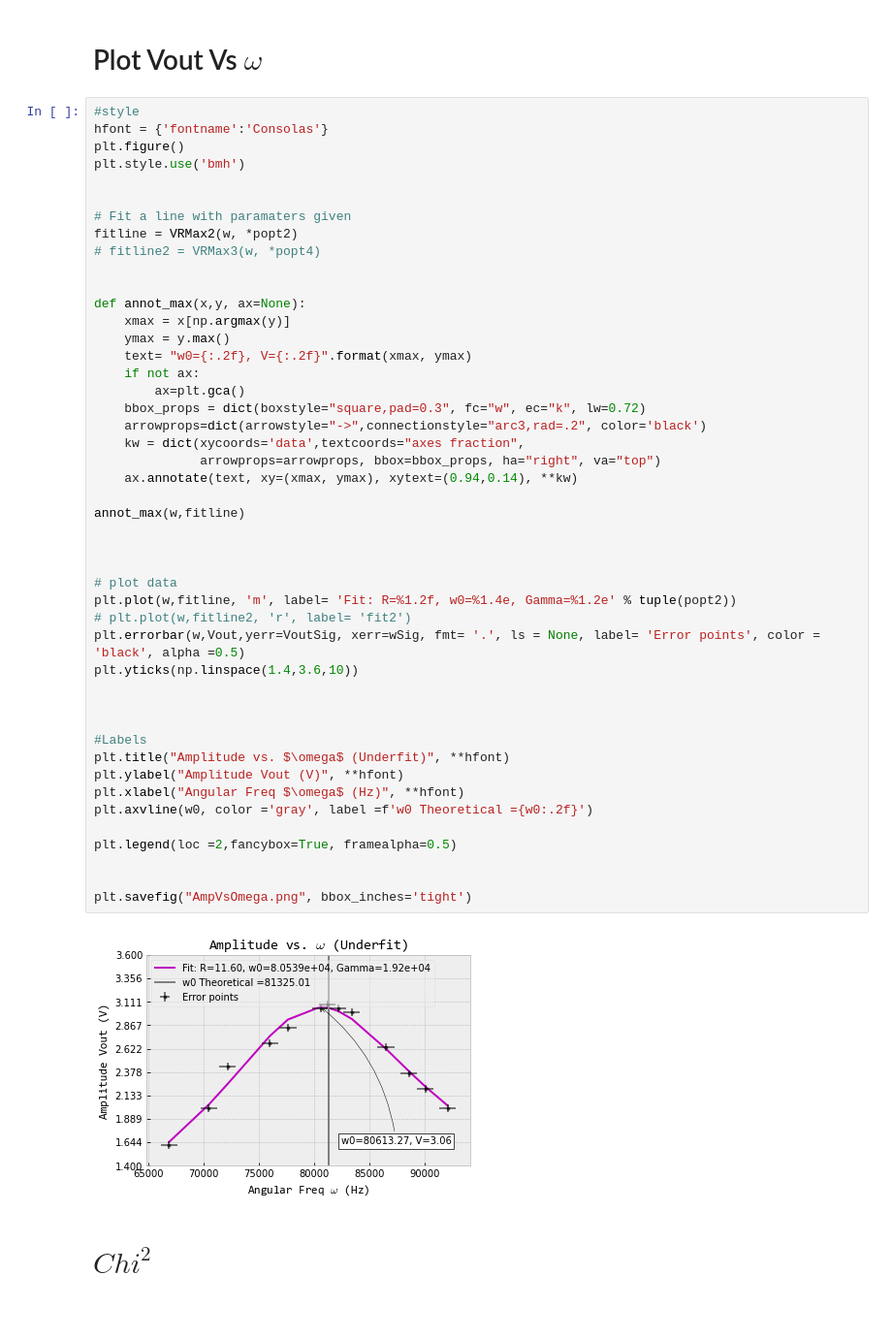
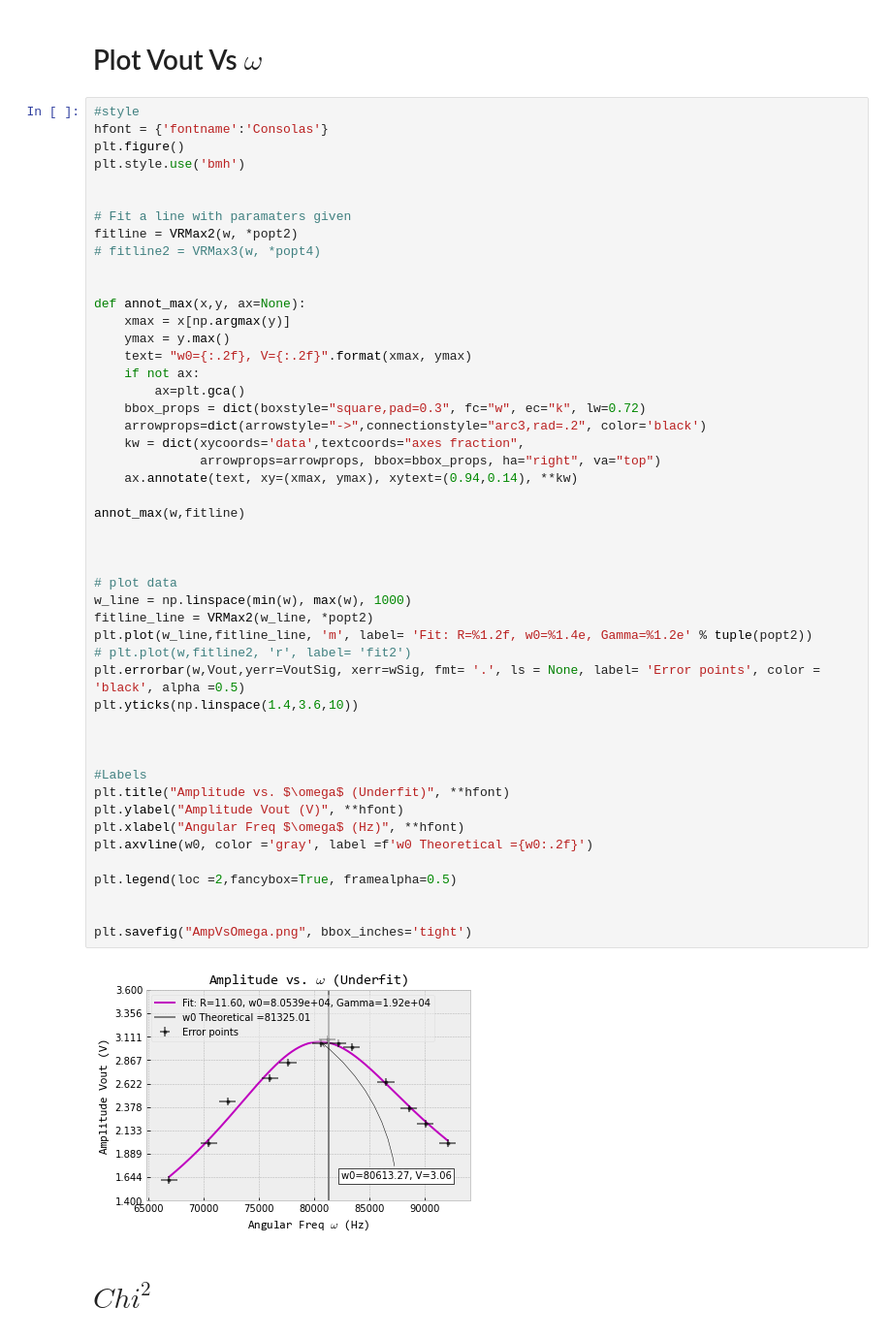
Before and after one commit to Drixitel/134-Lab-Spring-2023, a Jupyter notebook: Code/Chaos/FinalRCLAnalysis.ipynb, the cells around one changed output. Shown at 97% size. Drawn from its saved outputs; the diff is of its cells as text.

```diff
--- a/Code/Chaos/FinalRCLAnalysis.ipynb
+++ b/Code/Chaos/FinalRCLAnalysis.ipynb
@@ -339,35 +339,37 @@ def annot_max(x,y, ax=None):
     if not ax:
         ax=plt.gca()
     bbox_props = dict(boxstyle="square,pad=0.3", fc="w", ec="k", lw=0.72)
     arrowprops=dict(arrowstyle="->",connectionstyle="arc3,rad=.2", color='black')
     kw = dict(xycoords='data',textcoords="axes fraction",
               arrowprops=arrowprops, bbox=bbox_props, ha="right", va="top")
     ax.annotate(text, xy=(xmax, ymax), xytext=(0.94,0.14), **kw)
 
 annot_max(w,fitline)
 
 
 
 # plot data
-plt.plot(w,fitline, 'm', label= 'Fit: R=%1.2f, w0=%1.4e, Gamma=%1.2e' % tuple(popt2))
+w_line = np.linspace(min(w), max(w), 1000)
+fitline_line = VRMax2(w_line, *popt2)
+plt.plot(w_line,fitline_line, 'm', label= 'Fit: R=%1.2f, w0=%1.4e, Gamma=%1.2e' % tuple(popt2))
 # plt.plot(w,fitline2, 'r', label= 'fit2')
 plt.errorbar(w,Vout,yerr=VoutSig, xerr=wSig, fmt= '.', ls = None, label= 'Error points', color = 'black', alpha =0.5)
 plt.yticks(np.linspace(1.4,3.6,10))
 
 
 
 #Labels
 plt.title("Amplitude vs. $\omega$ (Underfit)", **hfont)
 plt.ylabel("Amplitude Vout (V)", **hfont)
 plt.xlabel("Angular Freq $\omega$ (Hz)", **hfont)
 plt.axvline(w0, color ='gray', label =f'w0 Theoretical ={w0:.2f}')
 
 plt.legend(loc =2,fancybox=True, framealpha=0.5)
 
 
 plt.savefig("AmpVsOmega.png", bbox_inches='tight')
 # %% [output]
-[figure, old version]
+[figure, new version]
 # %% [markdown]
 # $Chi^2$
 # %%
```
Also changed, not shown: 8 other files.
